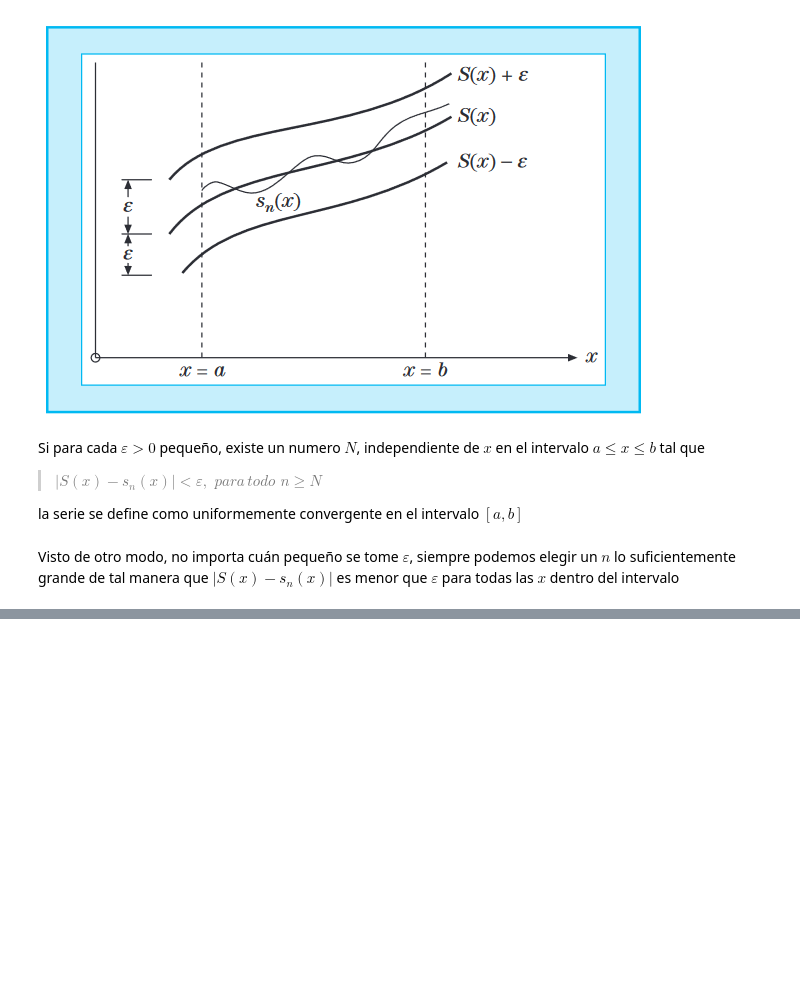
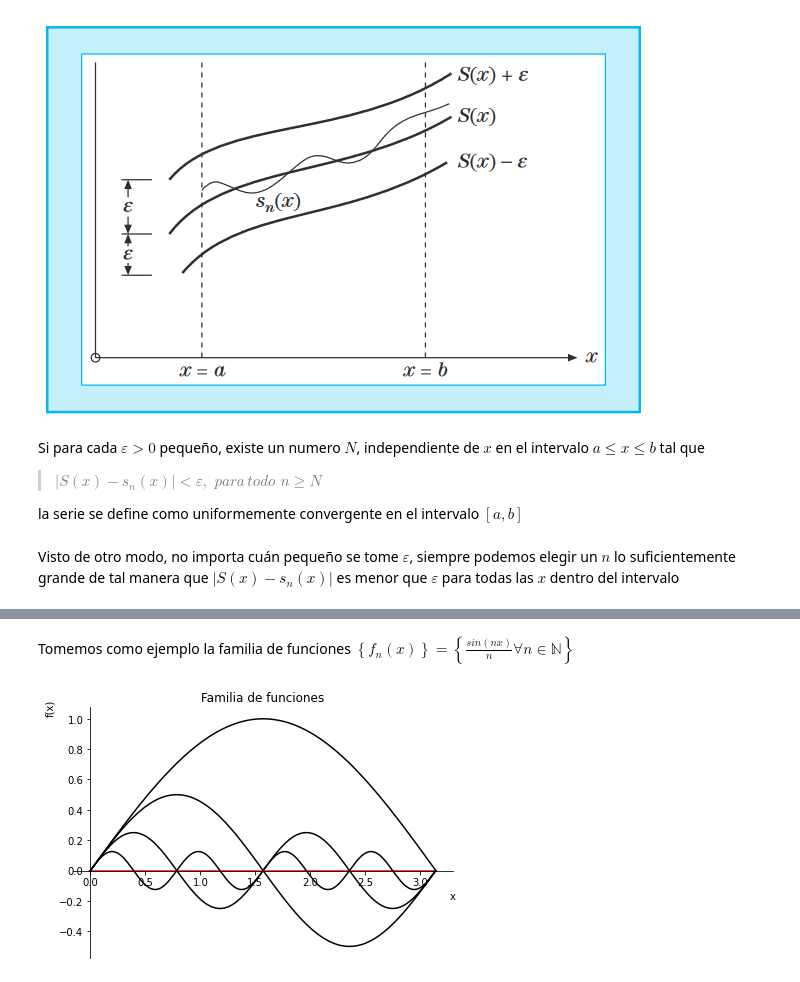
Before and after one commit to FernandoBriceno/infiniteSeries, a Jupyter notebook: Series_of_Functions.ipynb, the cells around one changed output, grey strips where cells are left out. Saved outputs shown, nothing was run; the diff lists cells and outputs as text; code cells hidden in the pictures; blank space fills up the shorter version.

```diff
--- a/Series_of_Functions.ipynb
+++ b/Series_of_Functions.ipynb
@@ -31,0 +38,24 @@ Visto de otro modo, no importa cuán pequeño se tome $\varepsilon$, siempre pod
+# %% [markdown]
+Tomemos como ejemplo la familia de funciones $\left \{ f_n(x) \right \}= \left \{ \frac{sin(nx)}{n}\forall n\in \mathbb{N} \right \}$
+# %%
+from math import *
+import sympy as sp
+from sympy.plotting import plot
+
+x = sp.symbols('x')
+f = 0
+f1 = sp.sin(x)
+f2 = sp.sin(2*x)/2
+f4 = sp.sin(4*x)/4
+f8 = sp.sin(8*x)/8
+
+g=plot(f, f1,f2, f4, f8,(x,0,sp.pi), title='Familia de funciones', show=False)
+g[0].line_color ='r'
+g[1].line_color ='k'
+g[2].line_color ='k'
+g[3].line_color ='k'
+g[4].line_color ='k'
+
+g.show()
+# %% [output]
+[figure, added]
```
Also changed, not shown: parts of 2 cells of this notebook.
